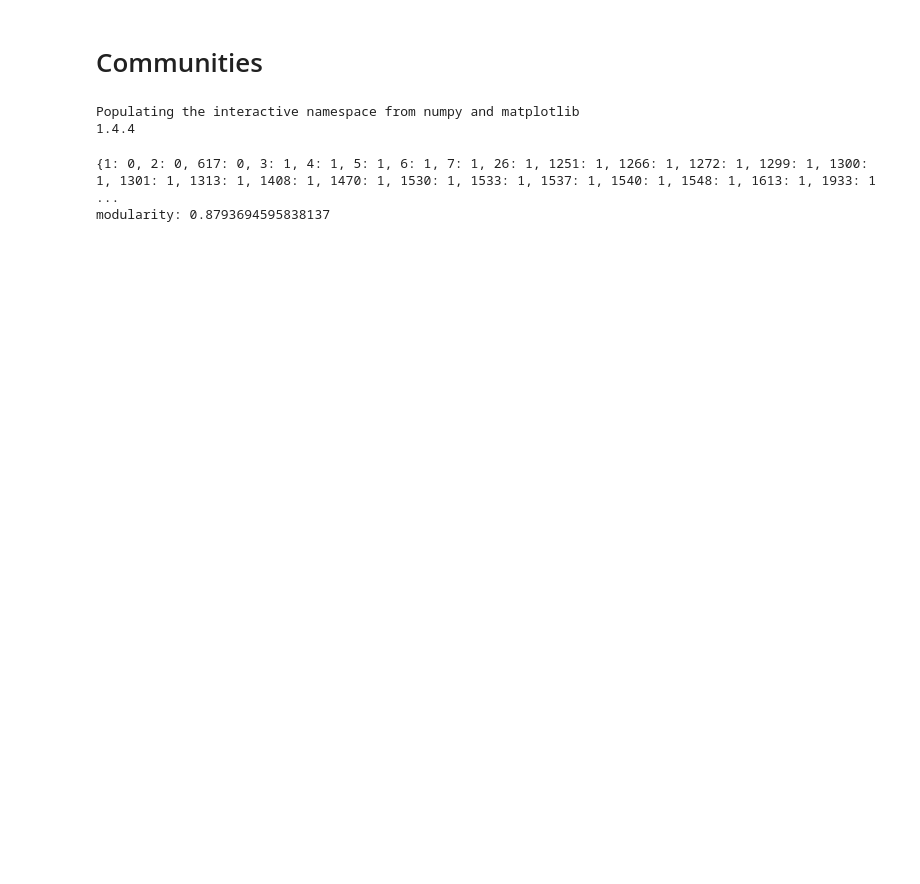
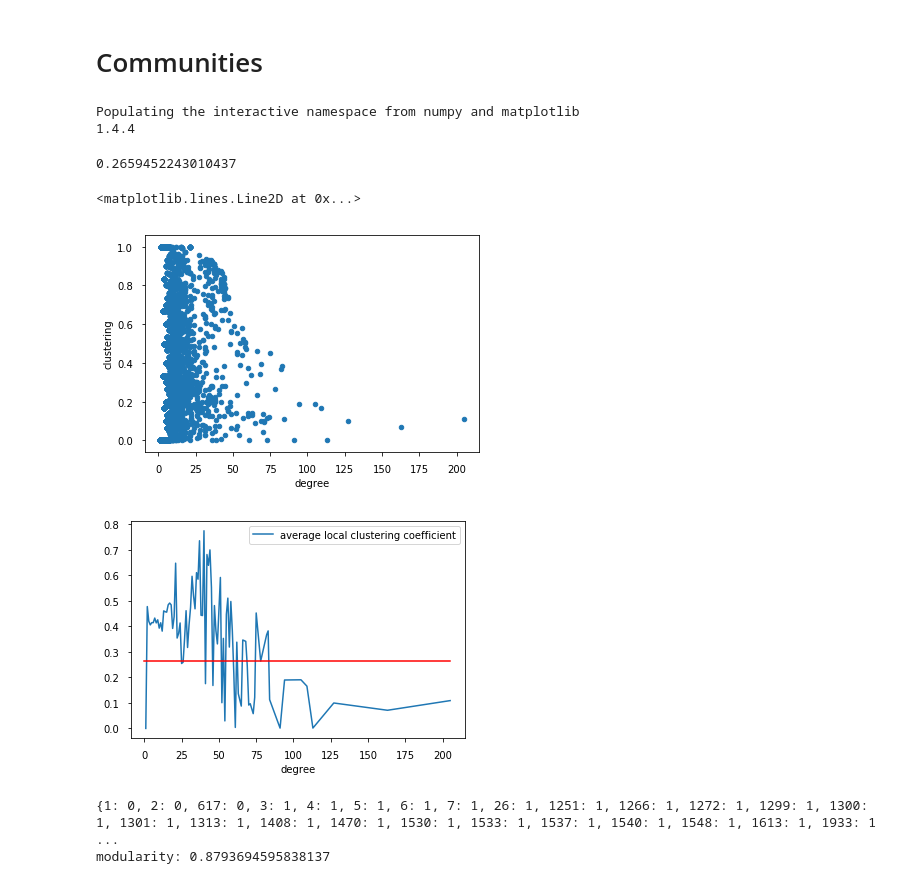
Before and after one commit to mariusgiger/network-analysis-pgp, a Jupyter notebook: PGP - Communities.ipynb, the cells around one changed output. Drawn from its saved outputs; the diff is of its cells as text; code cells hidden in the pictures; blank space fills up the shorter version.

Commit message:
adds clustering analysis

```diff
--- a/PGP - Communities.ipynb
+++ b/PGP - Communities.ipynb
@@ -35,3 +26,39 @@ for n in A:
+# %%
+import networkx as nx
+from collections import Counter
+from scipy import stats
+import pandas as pd
+import matplotlib.lines as mlines
+
+A = np.loadtxt('Data/arenas-pgp/out.arenas-pgp', dtype=int, usecols=range(2), comments="%")
+G=nx.Graph()
+for n in A:
+    G.add_edge(n[0], n[1])
+
+avg_clustering = nx.average_clustering(G)
+print(avg_clustering)
+clustering = nx.clustering(G)
+degCoeff = [] #node, degree, clustering coefficient
+for deg in G.degree():
+    coeff = clustering[deg[0]]
+    deg = deg + (coeff,)
+    degCoeff.append(deg)
+
+degrees = [degree for node, degree, c in degCoeff]
+coefficients = [c for node, degree, c in degCoeff]
+
+df = pd.DataFrame({'degree': degrees, 'clustering': coefficients})
+grouped = df.groupby('degree')['clustering'].mean().reset_index()
+grouped.columns = ['degree', 'average local clustering coefficient']
+ax0 = df.plot.scatter(x='degree', y='clustering')
+ax1 = grouped.plot(x='degree', y='average local clustering coefficient')
+l = mlines.Line2D([0,205], [avg_clustering,avg_clustering], color='red', label='average clustering coefficient')
+ax1.add_line(l)
+# %% [output]
+0.2659452243010437
+<matplotlib.lines.Line2D at 0x...>
+[figure, added]
+[figure, added]
 # %%
 import community
 import networkx as nx
```
Also changed, not shown: parts of 4 cells of this notebook, 2 other files.
